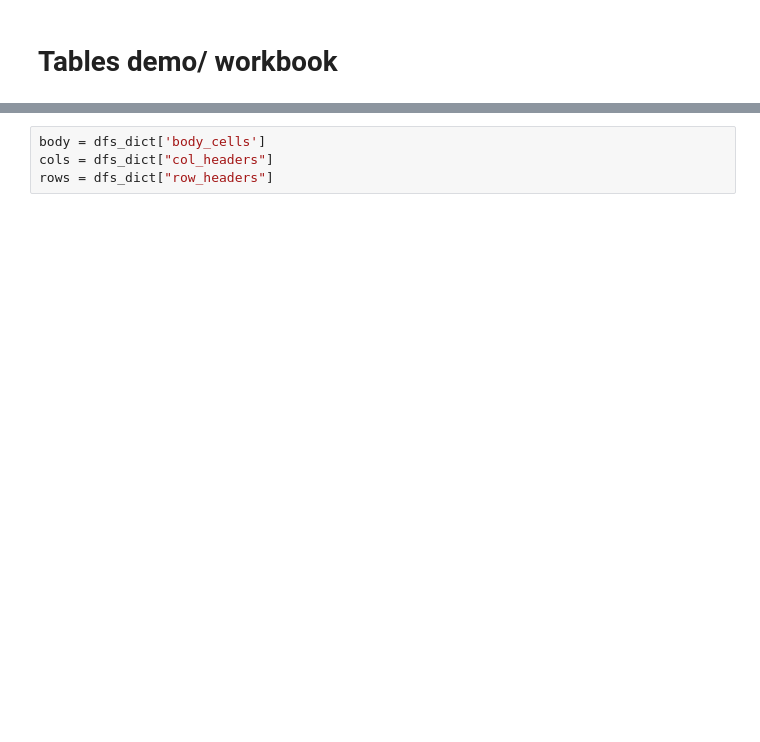
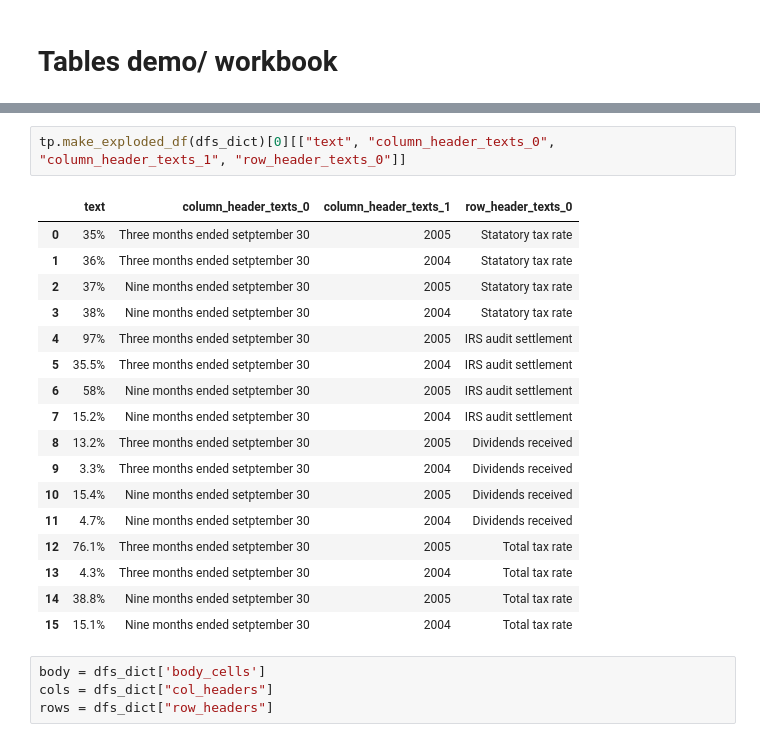
Before and after one commit to CODAIT/text-extensions-for-pandas, a Jupyter notebook: notebooks/Tables.ipynb, the cells around one changed output, grey strips where cells are left out. Cells and saved outputs as stored; diff of their text form; blank space fills up the shorter version.

```diff
--- a/notebooks/Tables.ipynb
+++ b/notebooks/Tables.ipynb
@@ -116,6 +130,26 @@ displaying objects
 | 13 | 4.3% | 2 | 2 | 5 | 5 | bodyCell-7091-7096 | ... |
 | 14 | 38.8% | 3 | 3 | 5 | 5 | bodyCell-7335-7341 | ... |
 | 15 | 15.1% | 4 | 4 | 5 | 5 | bodyCell-7583-7589 | ... |
+# %%
+tp.make_exploded_df(dfs_dict)[0][["text", "column_header_texts_0", "column_header_texts_1", "row_header_texts_0"]]
+# %% [output]
+|  | text | column_header_texts_0 | column_header_texts_1 | row_header_texts_0 |
+| 0 | 35% | Three months ended setptember 30 | 2005 | Statatory tax rate |
+| 1 | 36% | Three months ended setptember 30 | 2004 | Statatory tax rate |
+| 2 | 37% | Nine months ended setptember 30 | 2005 | Statatory tax rate |
+| 3 | 38% | Nine months ended setptember 30 | 2004 | Statatory tax rate |
+| 4 | 97% | Three months ended setptember 30 | 2005 | IRS audit settlement |
+| 5 | 35.5% | Three months ended setptember 30 | 2004 | IRS audit settlement |
+| 6 | 58% | Nine months ended setptember 30 | 2005 | IRS audit settlement |
+| 7 | 15.2% | Nine months ended setptember 30 | 2004 | IRS audit settlement |
+| 8 | 13.2% | Three months ended setptember 30 | 2005 | Dividends received |
+| 9 | 3.3% | Three months ended setptember 30 | 2004 | Dividends received |
+| 10 | 15.4% | Nine months ended setptember 30 | 2005 | Dividends received |
+| 11 | 4.7% | Nine months ended setptember 30 | 2004 | Dividends received |
+| 12 | 76.1% | Three months ended setptember 30 | 2005 | Total tax rate |
+| 13 | 4.3% | Three months ended setptember 30 | 2004 | Total tax rate |
+| 14 | 38.8% | Nine months ended setptember 30 | 2005 | Total tax rate |
+| 15 | 15.1% | Nine months ended setptember 30 | 2004 | Total tax rate |
 # %%
 body = dfs_dict['body_cells']
 cols = dfs_dict["col_headers"]
```
Also changed, not shown: parts of 16 cells of this notebook, 1 other file.
